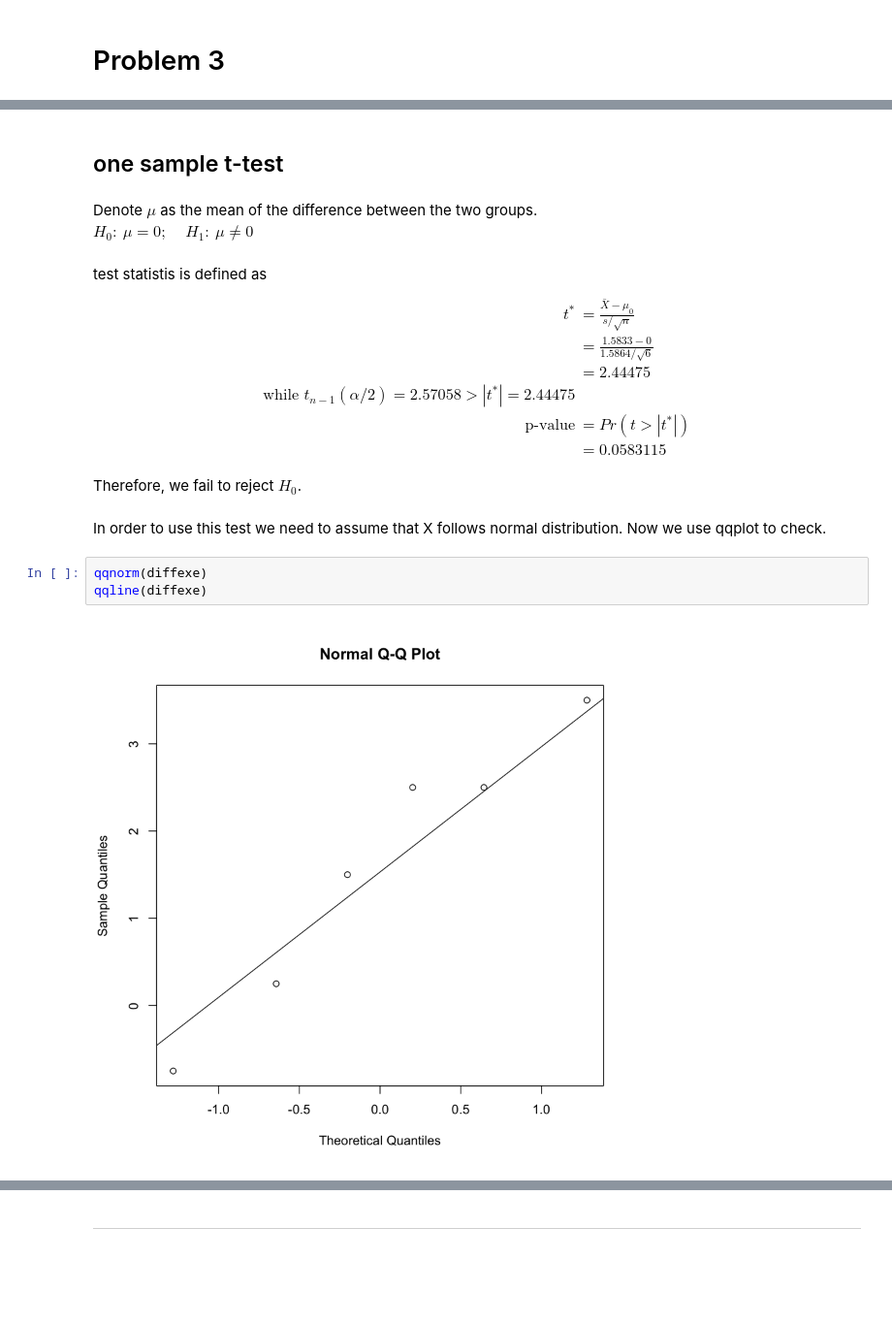
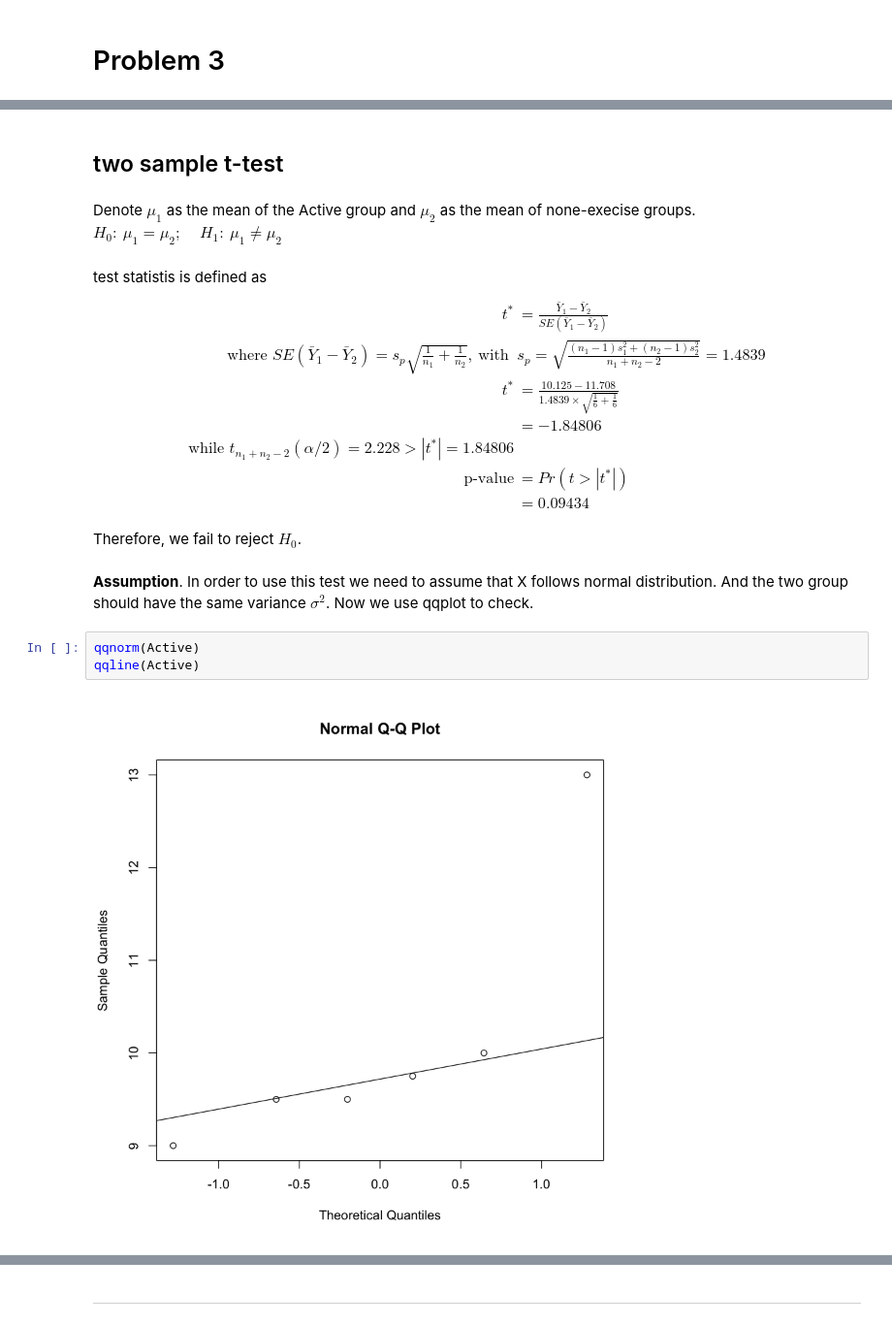
Before and after one commit to abx67/Columbia, a Jupyter notebook: Adv_Data_Ana/hw1_fy2232.ipynb, the cells around one changed output, grey strips where cells are left out. Shown at 97% size. Drawn from its saved outputs; the diff is of its cells as text; blank space fills up the shorter version.

```diff
--- a/Adv_Data_Ana/hw1_fy2232.ipynb
+++ b/Adv_Data_Ana/hw1_fy2232.ipynb
@@ -210,23 +235,24 @@ sd(diffexe)
 # %% [markdown]
-## one sample t-test
+## two sample t-test
 # %% [markdown]
-Denote $\mu$ as the mean of the difference between the two groups.<br>
-$H_0:~\mu=0;~~~~~H_1:~\mu \not= 0$
+Denote $\mu_1$ as the mean of the Active group and $\mu_2$ as the mean of none-execise groups.<br>
+$H_0:~\mu_1=\mu_2;~~~~~H_1:~\mu_1 \not= \mu_2$
 # %% [markdown]
 test statistis is defined as
 \begin{split}
-t^*&=\frac{\bar{X}-\mu_0}{s/\sqrt{n}}\\
-&=\frac{1.5833-0}{1.5864/\sqrt{6}}\\
-&=2.44475\\
-\text{while } t_{n-1}(\alpha/2)=2.57058>|t^*|=2.44475\\
+t^*&=\frac{\bar{Y}_1-\bar{Y}_2}{SE(\bar{Y}_1-\bar{Y}_2)}\\
+\text{where }SE(\bar{Y}_1-\bar{Y}_2) = s_p\sqrt{\frac{1}{n_1}+\frac{1}{n_2}},~\text{with }&s_p=\sqrt{\frac{(n_1-1)s_1^2+(n_2-1)s_2^2}{n_1+n_2-2}}=1.4839\\
+t^*&=\frac{10.125-11.708}{1.4839\times\sqrt{\frac{1}{6}+\frac{1}{6}}}\\
+&=-1.84806\\
+\text{while } t_{n_1+n_2-2}(\alpha/2)=2.228>|t^*|=1.84806\\
 \text{p-value}&=Pr(t>|t^*|)\\
-&=0.0583115\\
+&=0.09434\\
 \end{split}
 Therefore, we fail to reject $H_0$.
 # %% [markdown]
-In order to use this test we need to assume that X follows normal distribution. Now we use qqplot to check.
+**Assumption**. In order to use this test we need to assume that X follows normal distribution. And the two group should have the same variance  $\sigma^2$. Now we use qqplot to check.
 # %%
-qqnorm(diffexe)
-qqline(diffexe)
+qqnorm(Active)
+qqline(Active)
 # %% [output]
-[figure, old version]
+[figure, new version]
```
Also changed, not shown: parts of 25 cells of this notebook, 33 other files.
